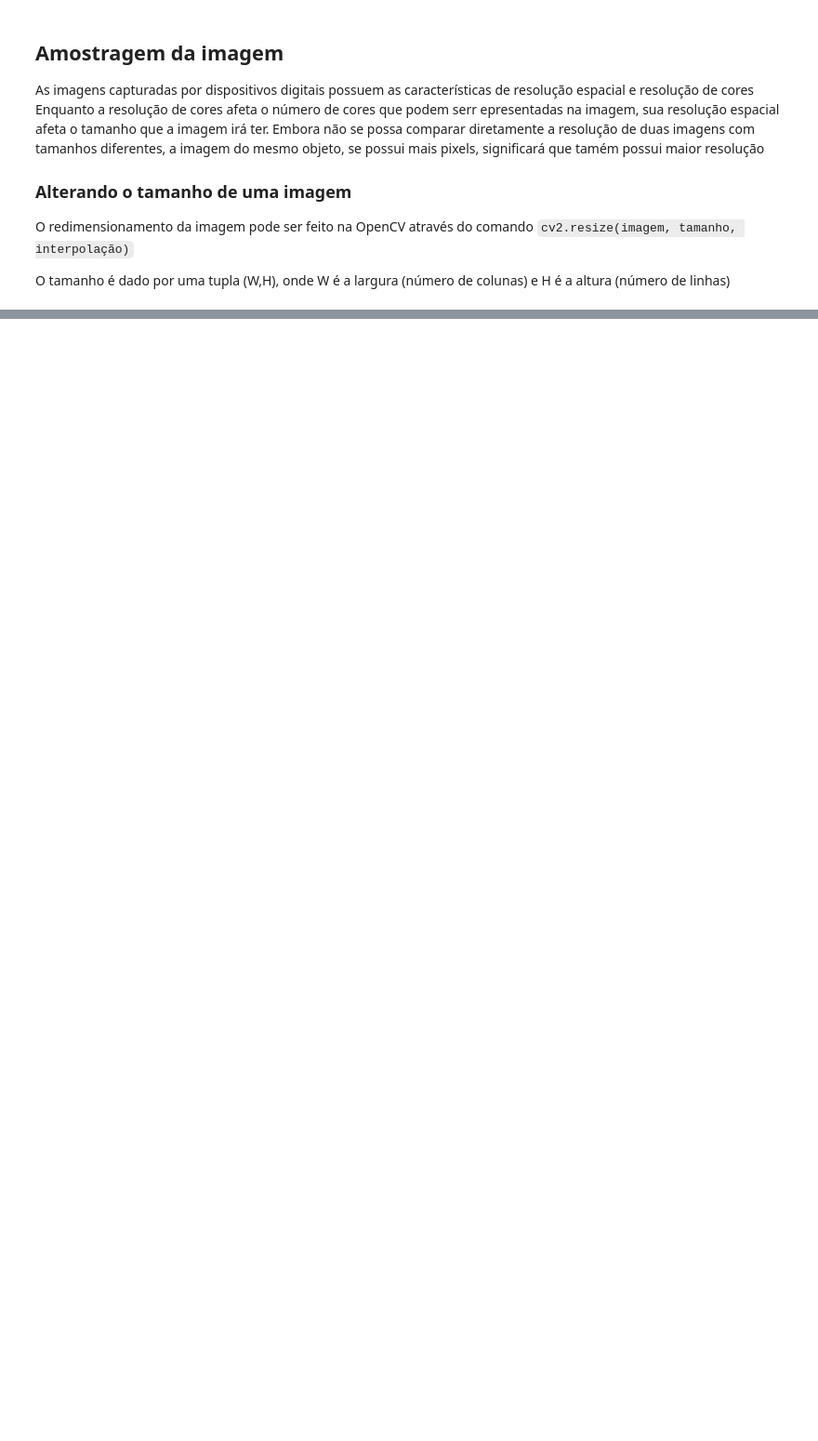
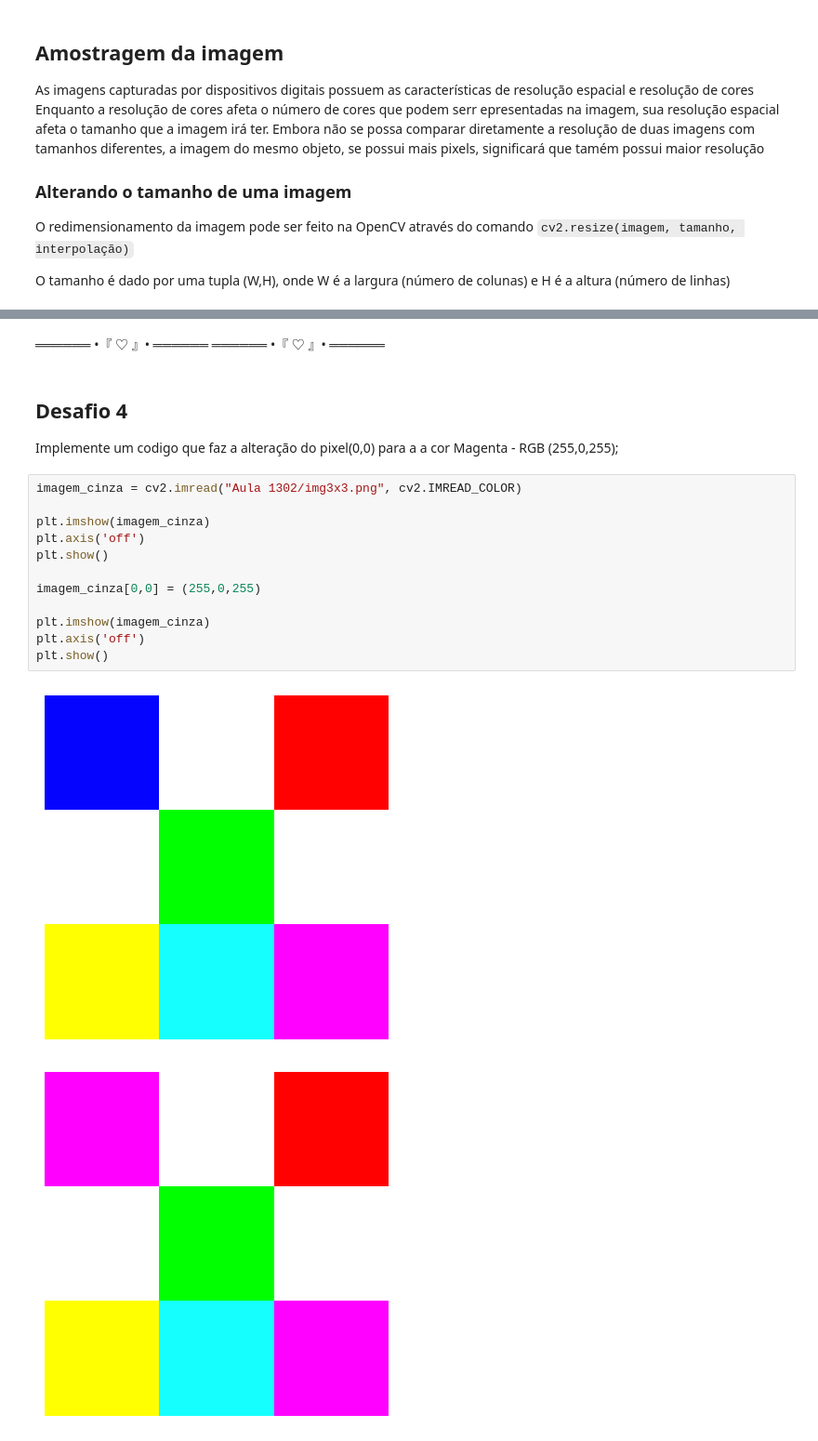
Before and after one commit to XxAbsSouza/AI-Engeneering-Fiap2025, a Jupyter notebook: Aula 1302/IntroPID.ipynb, the cells around one changed output, grey strips where cells are left out. Shown at 93% size. Drawn from its saved outputs; the diff is of its cells as text; blank space fills up the shorter version.

```diff
--- a/Aula 1302/IntroPID.ipynb
+++ b/Aula 1302/IntroPID.ipynb
@@ -287,0 +366,21 @@ O tamanho é dado por uma tupla (W,H), onde W é a largura (número de colunas)
+# %% [markdown]
+══════ •『 ♡ 』• ══════ ══════ •『 ♡ 』• ══════
+# %% [markdown]
+## Desafio 4
+
+Implemente um codigo que faz a alteração do pixel(0,0) para a a cor Magenta - RGB (255,0,255);
+# %%
+imagem_cinza = cv2.imread("Aula 1302/img3x3.png", cv2.IMREAD_COLOR)
+
+plt.imshow(imagem_cinza)
+plt.axis('off')
+plt.show()
+
+imagem_cinza[0,0] = (255,0,255)
+
+plt.imshow(imagem_cinza)
+plt.axis('off')
+plt.show()
+# %% [output]
+[figure, added]
+[figure, added]
```
Also changed, not shown: parts of 20 cells of this notebook, 10 other files.
